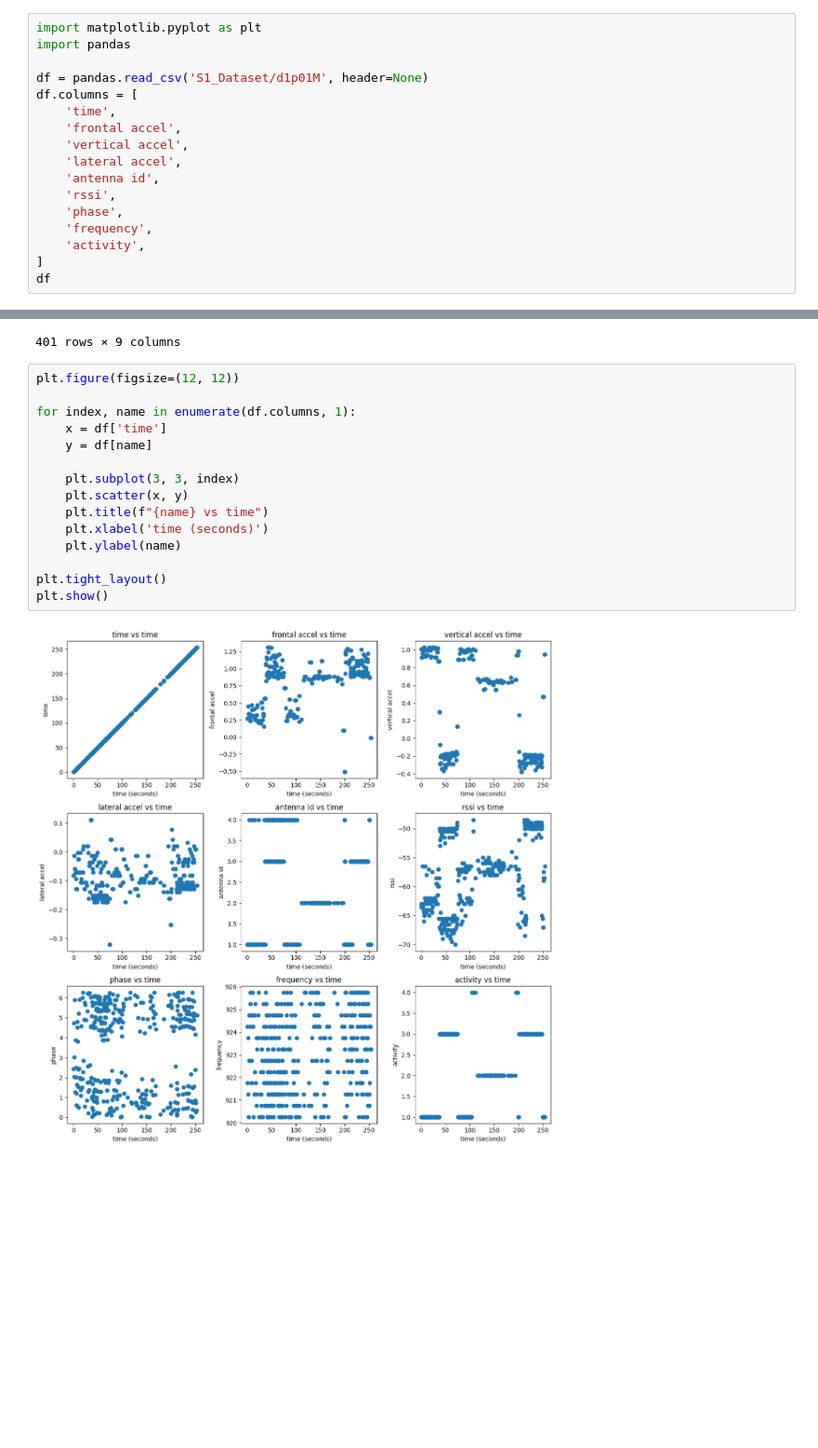
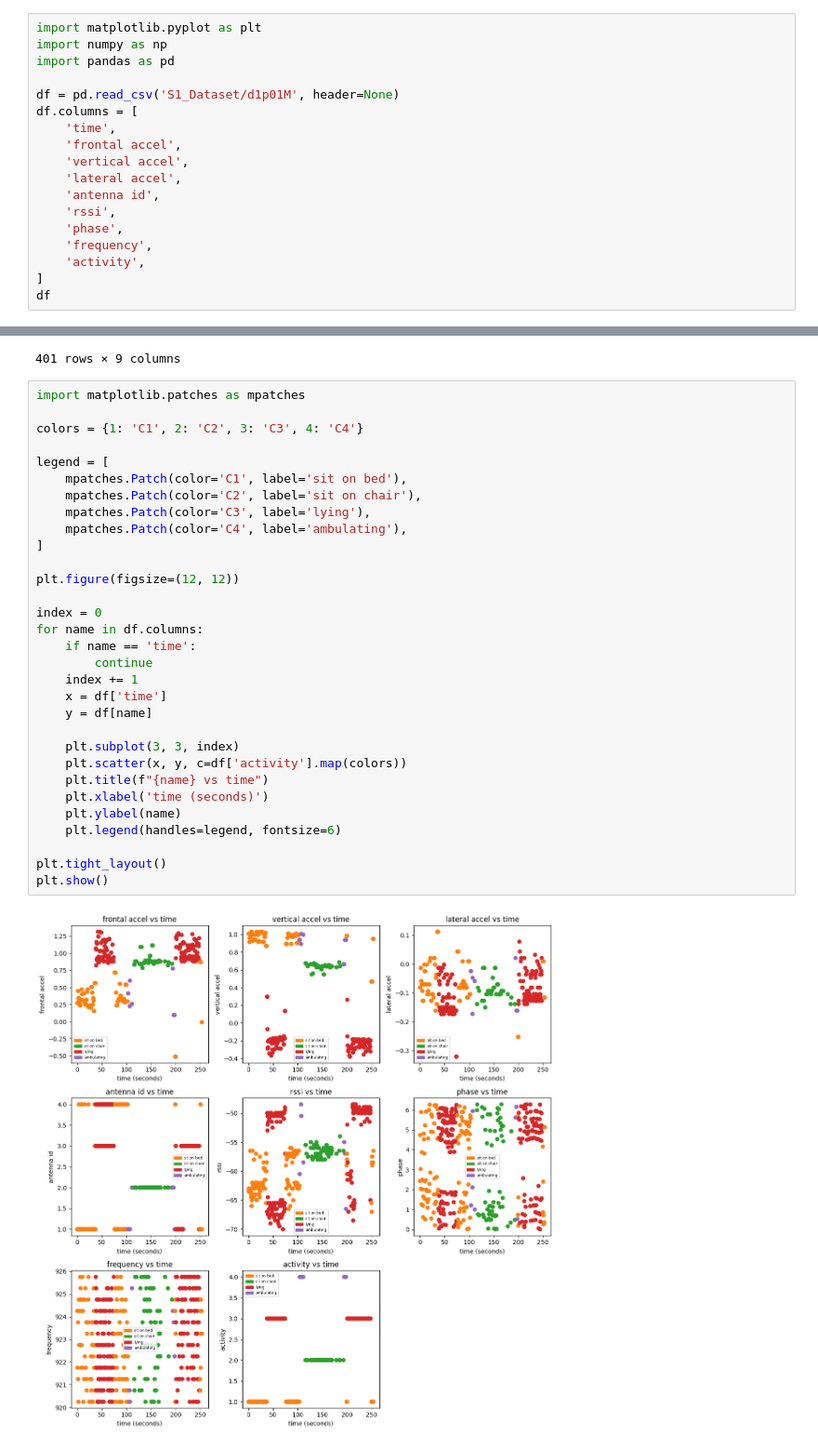
Before and after one commit to sofiacho/ECS171, a Jupyter notebook: notebook.ipynb, the cells around one changed output, grey strips where cells are left out. Shown at 93% size. Drawn from its saved outputs; the diff is of its cells as text; blank space fills up the shorter version.

Commit message:
Color-coded scatter plot & added correlation matrix

```diff
--- a/notebook.ipynb
+++ b/notebook.ipynb
@@ -1,8 +1,9 @@
 # %%
 import matplotlib.pyplot as plt
-import pandas
+import numpy as np
+import pandas as pd
 
-df = pandas.read_csv('S1_Dataset/d1p01M', header=None)
+df = pd.read_csv('S1_Dataset/d1p01M', header=None)
 df.columns = [
     'time',
     'frontal accel',
@@ -30,19 +31,35 @@ df
 | 400 | 254.00 | -0.00938 | 0.95081 | -0.116310 | 1 | -56.5 | 5.13880 | 923.25 | ... |
 401 rows × 9 columns
 # %%
+import matplotlib.patches as mpatches
+
+colors = {1: 'C1', 2: 'C2', 3: 'C3', 4: 'C4'}
+
+legend = [
+    mpatches.Patch(color='C1', label='sit on bed'),
+    mpatches.Patch(color='C2', label='sit on chair'),
+    mpatches.Patch(color='C3', label='lying'),
+    mpatches.Patch(color='C4', label='ambulating'),
+]
+
 plt.figure(figsize=(12, 12))
 
-for index, name in enumerate(df.columns, 1):
+index = 0
+for name in df.columns:
+    if name == 'time':
+        continue
+    index += 1
     x = df['time']
     y = df[name]
 
     plt.subplot(3, 3, index)
-    plt.scatter(x, y)
+    plt.scatter(x, y, c=df['activity'].map(colors))
     plt.title(f"{name} vs time")
     plt.xlabel('time (seconds)')
     plt.ylabel(name)
+    plt.legend(handles=legend, fontsize=6)
 
 plt.tight_layout()
 plt.show()
 # %% [output]
-[figure, old version]
+[figure, new version]
```
Also changed, not shown: parts of 2 cells of this notebook.
